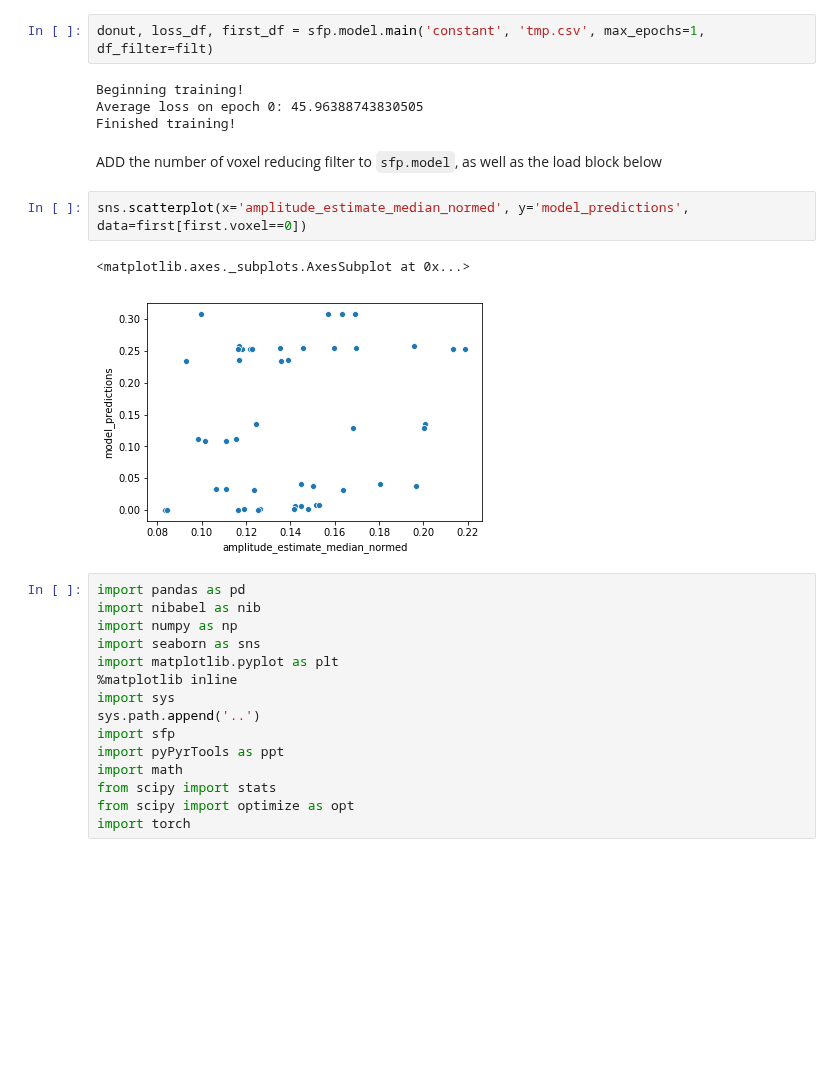
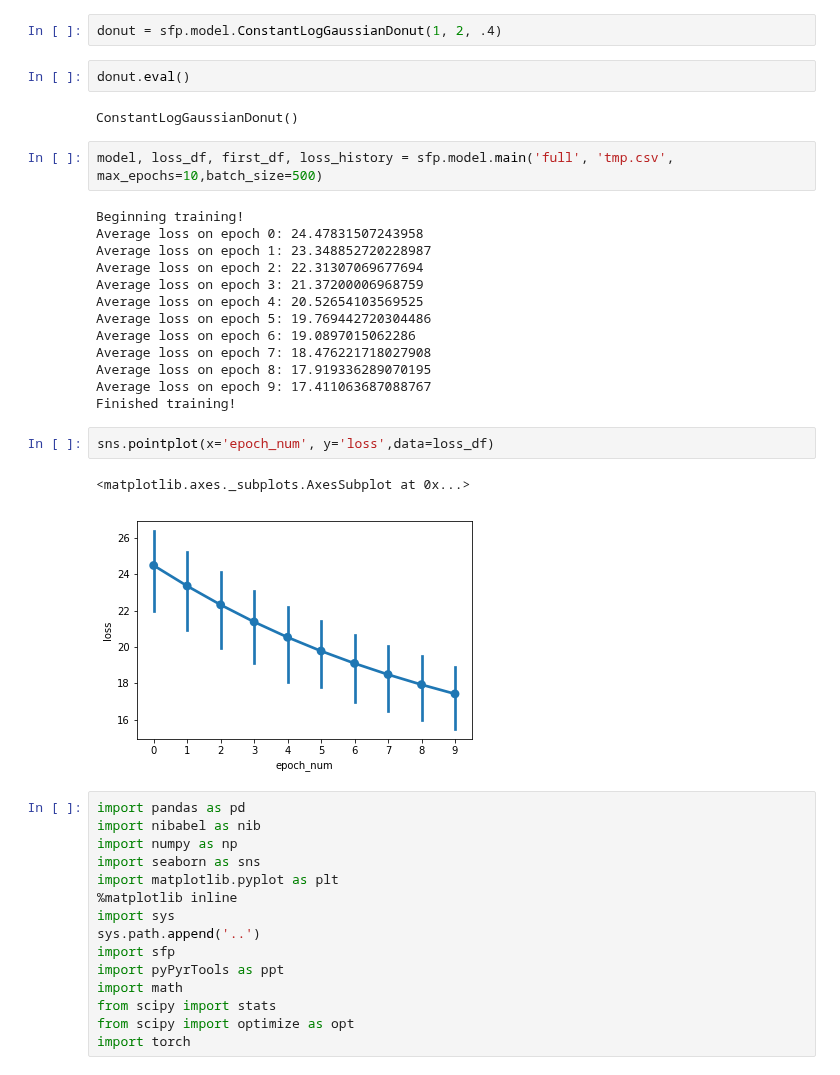
Before and after one commit to billbrod/spatial-frequency-preferences, a Jupyter notebook: notebooks/05-Model.ipynb, the cells around one changed output. Cells and saved outputs as stored; diff of their text form; blank space fills up the shorter version.

Commit message:
Updates model notebook

```diff
--- a/notebooks/05-Model.ipynb
+++ b/notebooks/05-Model.ipynb
@@ -1,16 +1,29 @@
+# %%
+donut = sfp.model.ConstantLogGaussianDonut(1, 2, .4)
+# %%
+donut.eval()
+# %% [output]
+ConstantLogGaussianDonut()
 # %%
-donut, loss_df, first_df = sfp.model.main('constant', 'tmp.csv', max_epochs=1, df_filter=filt)
+model, loss_df, first_df, loss_history = sfp.model.main('full', 'tmp.csv', max_epochs=10,batch_size=500)
 # %% [output]
 Beginning training!
-Average loss on epoch 0: 45.96388743830505
+Average loss on epoch 0: 24.47831507243958
+Average loss on epoch 1: 23.348852720228987
+Average loss on epoch 2: 22.31307069677694
+Average loss on epoch 3: 21.37200006968759
+Average loss on epoch 4: 20.52654103569525
+Average loss on epoch 5: 19.769442720304486
+Average loss on epoch 6: 19.0897015062286
+Average loss on epoch 7: 18.476221718027908
+Average loss on epoch 8: 17.919336289070195
+Average loss on epoch 9: 17.411063687088767
 Finished training!
-# %% [markdown]
-ADD the number of voxel reducing filter to `sfp.model`, as well as the load block below
-# %%
-sns.scatterplot(x='amplitude_estimate_median_normed', y='model_predictions', data=first[first.voxel==0])
-# %% [output]
-<matplotlib.axes._subplots.AxesSubplot at 0x...>
-[figure, removed]
+# %%
+sns.pointplot(x='epoch_num', y='loss',data=loss_df)
+# %% [output]
+<matplotlib.axes._subplots.AxesSubplot at 0x...>
+[figure, added]
 # %%
 import pandas as pd
 import nibabel as nib
```
